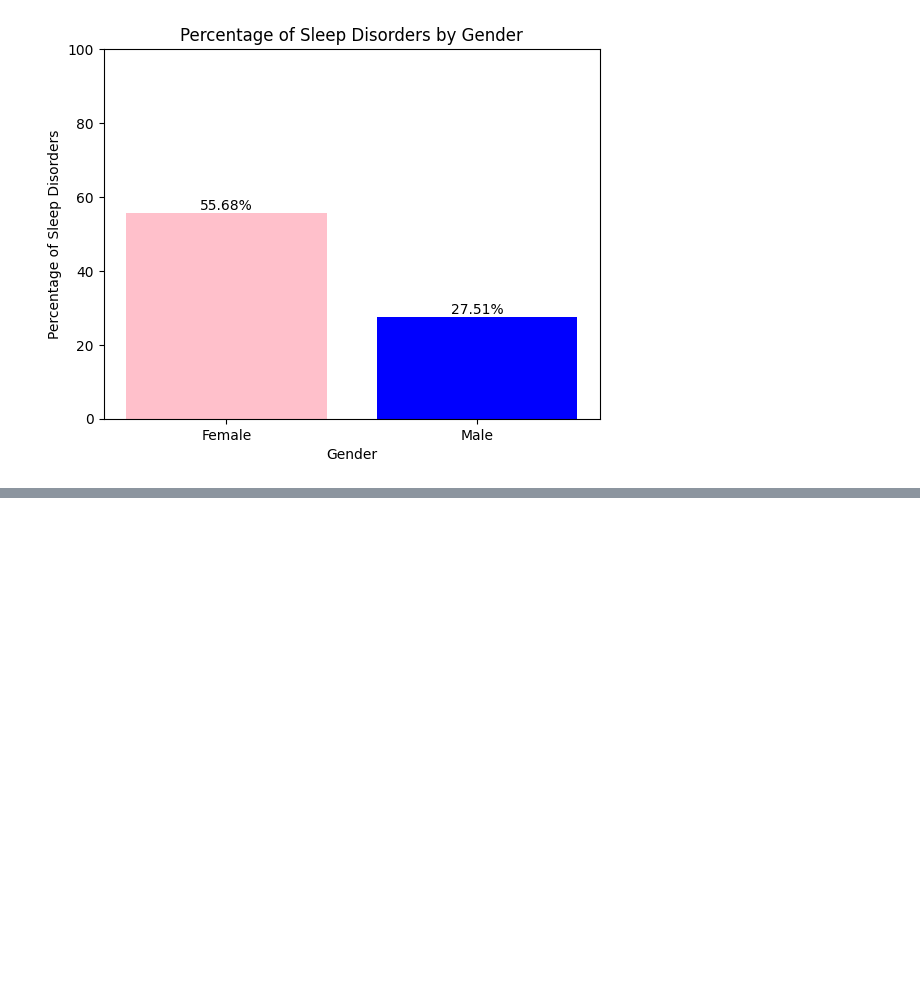
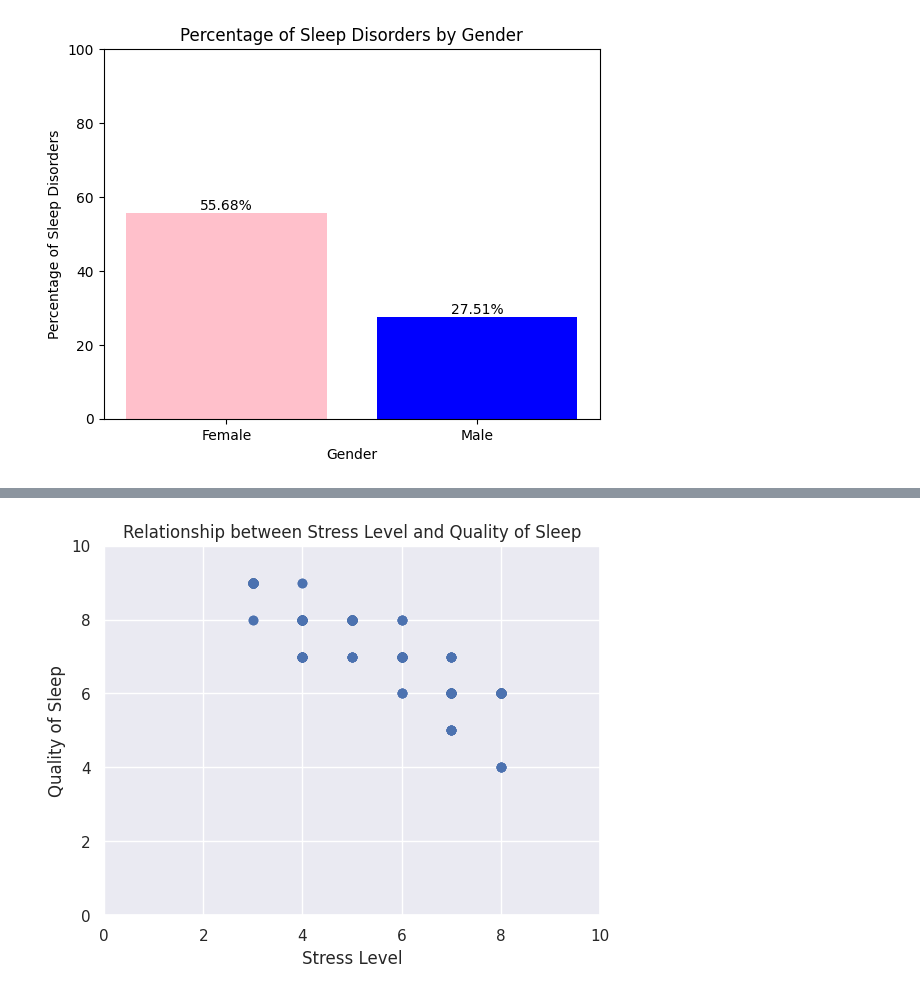
Before and after one commit to csmotherman/CSC302-Midterm, a Jupyter notebook: CSC202_Group_2_Midterm.ipynb, the cells around one changed output, grey strips where cells are left out. Cells and saved outputs as stored; diff of their text form; code cells hidden in the pictures; blank space fills up the shorter version.

```diff
--- a/CSC202_Group_2_Midterm.ipynb
+++ b/CSC202_Group_2_Midterm.ipynb
@@ -68,0 +149,10 @@ plt.show()
+# %%
+plt.scatter(data=df, x='Stress Level', y='Quality of Sleep')
+plt.title('Relationship between Stress Level and Quality of Sleep')
+plt.xlabel('Stress Level')
+plt.ylabel('Quality of Sleep')
+plt.xlim(0,10)
+plt.ylim(0,10)
+plt.show()
+# %% [output]
+[figure, added]
```
Also changed, not shown: parts of 7 cells of this notebook.
